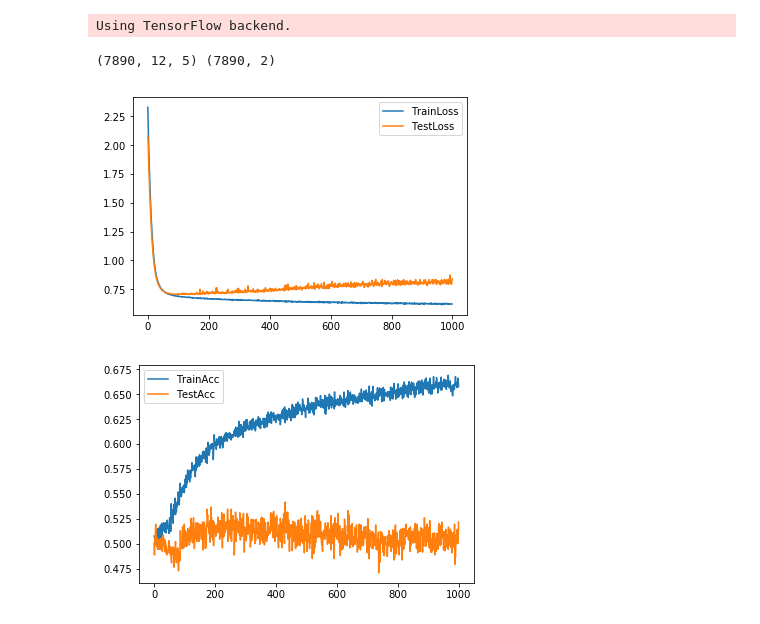
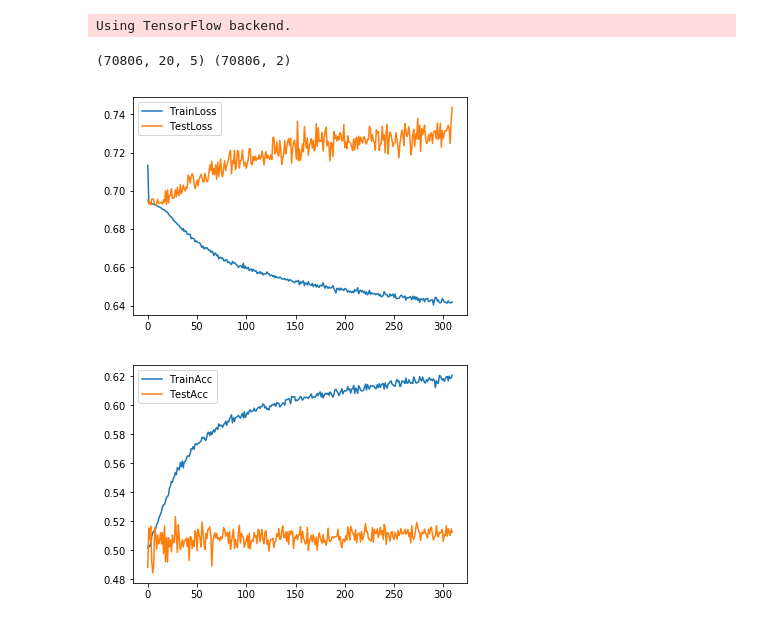
Before and after one commit to sshh12/StockMarketML, a Jupyter notebook: BasicPredictionClassification.ipynb, the cells around one changed output. Cells and saved outputs as stored; diff of their text form; code cells hidden in the pictures.

Commit message:
MoreData?

```diff
--- a/BasicPredictionClassification.ipynb
+++ b/BasicPredictionClassification.ipynb
@@ -18,7 +18,7 @@ Using TensorFlow backend.
 # %%
 # Setup (Globals/Hyperz)
 
-window_size = 12
+window_size = 20
 epochs      = 1000
 batch_size  = 64
 emb_size    = 5
@@ -30,7 +30,14 @@ def get_data(stock, output='up/down', use_window_size=None):
     if not use_window_size:
         use_window_size = window_size
 
-    AllX, AllY = create_timeframed_alldata_classification_data(stock, use_window_size, norm=True, output=output)
+    AllX, AllY = create_timeframed_alldata_classification_data(stock[0], use_window_size, norm=True, output=output)
+
+    for i in range(1, len(stock)):
+
+        MoreX, MoreY = create_timeframed_alldata_classification_data(stock[i], use_window_size, norm=True, output=output)
+
+        AllX = np.concatenate([AllX, MoreX], axis=0)
+        AllY = np.concatenate([AllY, MoreY], axis=0)
 
     trainX, trainY, testX, testY = split_data(AllX, AllY, ratio=.85)
 
@@ -42,18 +49,30 @@ def get_model():
 
     model = Sequential()
 
-    model.add(Conv1D(filters=32, kernel_size=2, padding='same', input_shape=(window_size, emb_size)))
+    model.add(Conv1D(filters=64, kernel_size=5, padding='same', input_shape=(window_size, emb_size)))
+    model.add(BatchNormalization())
+    model.add(Activation('relu'))
+
+    #model.add(Conv1D(filters=16, kernel_size=4, padding='same', input_shape=(window_size, emb_size)))
+    #model.add(BatchNormalization())
+    #model.add(Activation('relu'))
+
     model.add(GlobalMaxPooling1D())
     #model.add(Flatten())
 
-    model.add(Dense(30, kernel_regularizer=regularizers.l2(0.03)))
+    model.add(Dense(100))
     model.add(BatchNormalization())
     model.add(Activation('relu'))
     model.add(Dropout(0.3))
 
-    model.add(Dense(12, kernel_regularizer=regularizers.l2(0.03)))
+    model.add(Dense(100))
     model.add(BatchNormalization())
-    model.add(Activation('selu'))
+    model.add(Activation('relu'))
+    model.add(Dropout(0.3))
+
+    model.add(Dense(50))
+    model.add(BatchNormalization())
+    model.add(Activation('relu'))
     model.add(Dropout(0.2))
 
     #model.add(Dense(10))
@@ -63,7 +82,7 @@ def get_model():
 
     model.add(Dense(2, activation='softmax'))
 
-    model.compile(loss='categorical_crossentropy', optimizer=optimizers.rmsprop(lr=0.0001), metrics=['accuracy'])
+    model.compile(loss='categorical_crossentropy', optimizer='adam', metrics=['accuracy'])
 
     return model
 
@@ -184,40 +203,40 @@ def try_a_bunch_of_models_at_random(stock, num_attempts=10):
 
 if __name__ == "__main__":
 
-    (trainX, trainY), (testX, testY) = get_data('AAPL')
+    (trainX, trainY), (testX, testY) = get_data(['AAPL', 'GOOG', 'GSPC', 'MSFT', 'ORCL', 'FB', 'INTC', 'IBM', 'NVDA', 'AMD'])
 
     print(trainX.shape, trainY.shape)
 # %% [output]
-(7890, 12, 5) (7890, 2)
+(70806, 20, 5) (70806, 2)
 # %%
 # Run (Train)
 
 if __name__ == "__main__":
 
     model = get_model()
 
     reduce_LR = ReduceLROnPlateau(monitor='val_acc', factor=0.9, patience=30, min_lr=1e-6, verbose=0)
     e_stopping = EarlyStopping(patience=300)
     checkpoint = ModelCheckpoint(os.path.join('models', 'basic-classification.h5'),
                                  monitor='val_acc',
                                  verbose=0,
                                  save_best_only=True)
 
     history = model.fit(trainX, trainY, epochs=epochs,
                                         batch_size=batch_size,
                                         validation_data=(testX, testY),
                                         verbose=0,
-                                        callbacks=[checkpoint])
+                                        callbacks=[checkpoint, e_stopping])
 
     plt.plot(history.history['loss'])
     plt.plot(history.history['val_loss'])
     plt.legend(['TrainLoss', 'TestLoss'])
     plt.show()
 
     plt.plot(history.history['acc'])
     plt.plot(history.history['val_acc'])
     plt.legend(['TrainAcc', 'TestAcc'])
     plt.show()
 # %% [output]
-[figure, old version]
+[figure, new version]
-[figure, old version]
+[figure, new version]
```
Also changed, not shown: 1 other file.
